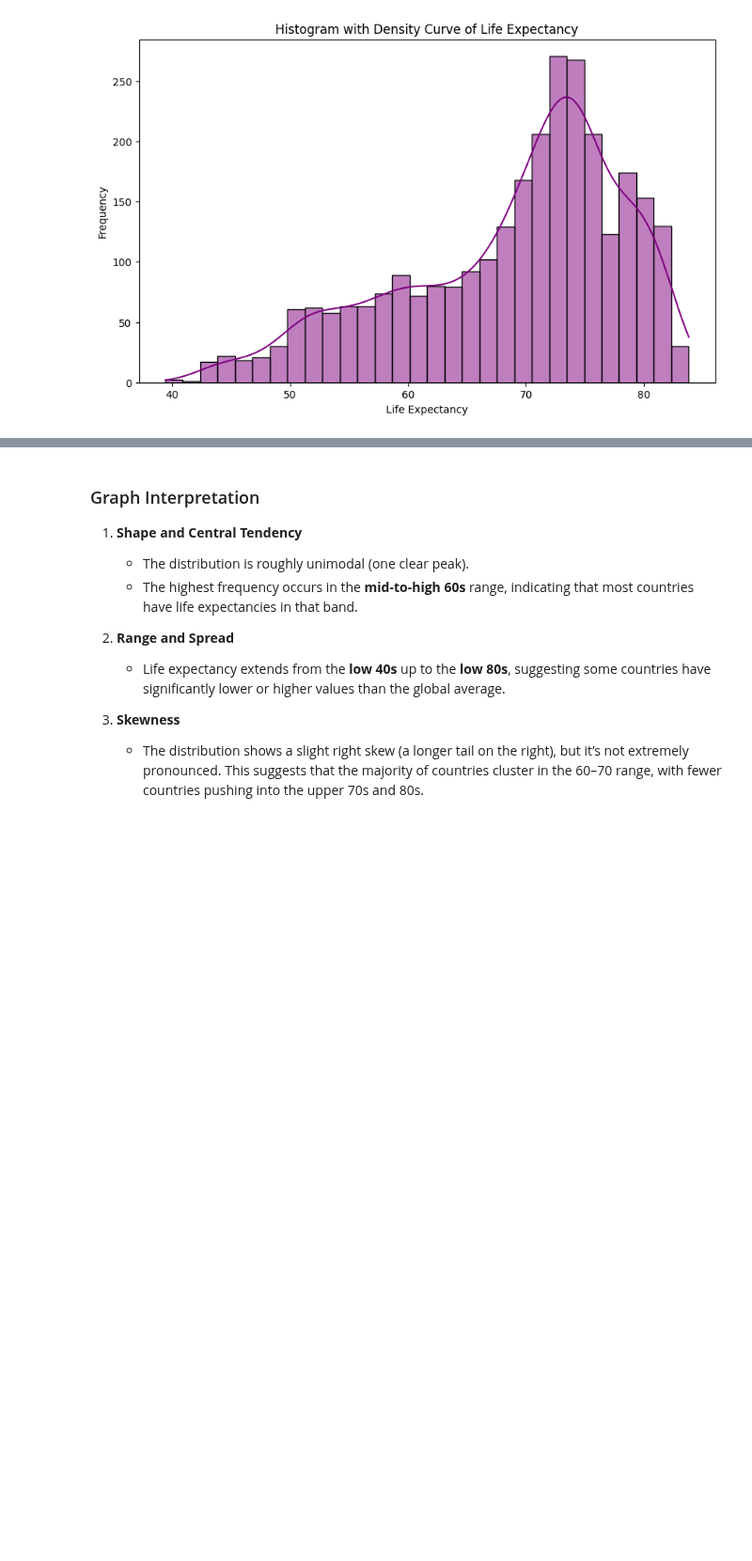
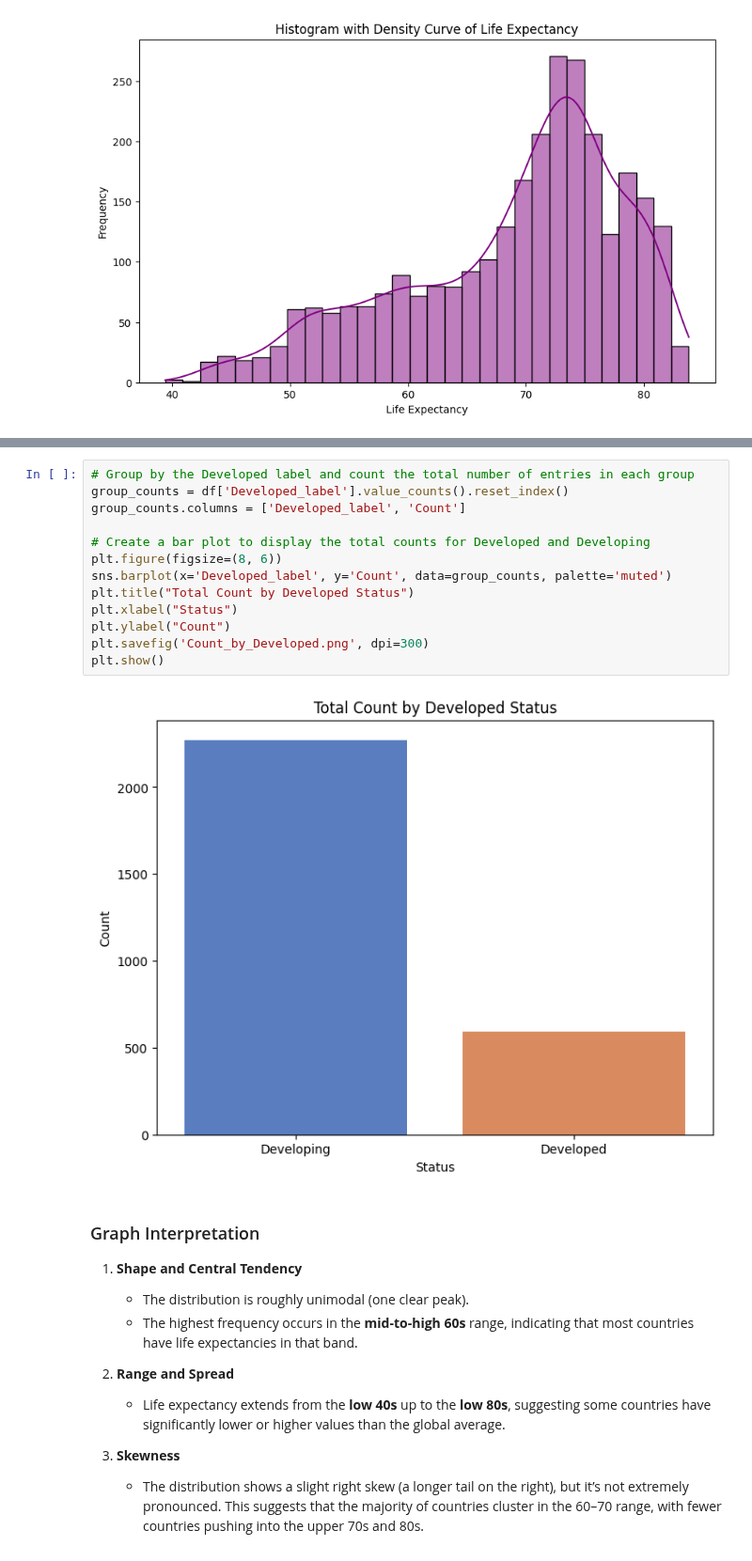
Before and after one commit to johnpospisil/who-life-expectancy-predictor, a Jupyter notebook: who-life-expectancy-prediction.ipynb, the cells around one changed output, grey strips where cells are left out. Shown at 94% size. Saved outputs shown, nothing was run; the diff lists cells and outputs as text; blank space fills up the shorter version.

```diff
--- a/who-life-expectancy-prediction.ipynb
+++ b/who-life-expectancy-prediction.ipynb
@@ -248,3 +235,18 @@ plt.show()
+# %%
+# Group by the Developed label and count the total number of entries in each group
+group_counts = df['Developed_label'].value_counts().reset_index()
+group_counts.columns = ['Developed_label', 'Count']
+
+# Create a bar plot to display the total counts for Developed and Developing
+plt.figure(figsize=(8, 6))
+sns.barplot(x='Developed_label', y='Count', data=group_counts, palette='muted')
+plt.title("Total Count by Developed Status")
+plt.xlabel("Status")
+plt.ylabel("Count")
+plt.savefig('Count_by_Developed.png', dpi=300)
+plt.show()
+# %% [output]
+[figure, added]
 # %% [markdown]
 ### Graph Interpretation
 1. **Shape and Central Tendency**
```
Also changed, not shown: parts of 20 cells of this notebook.
